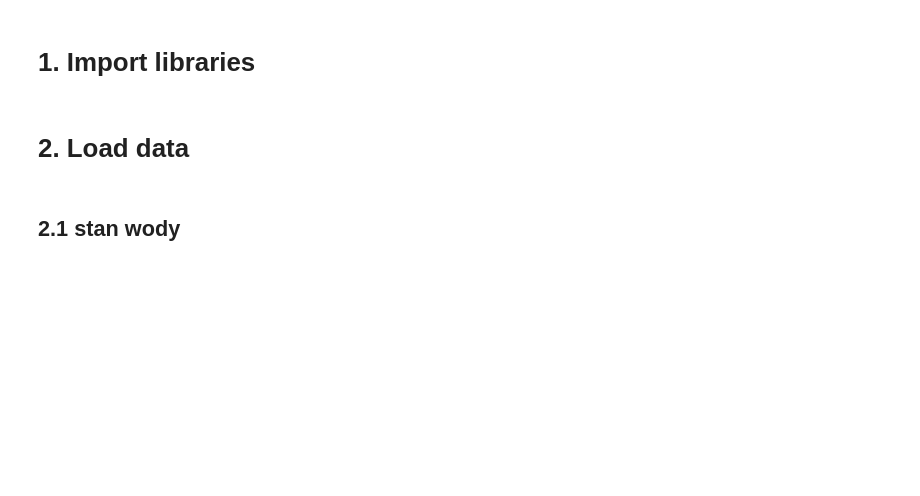
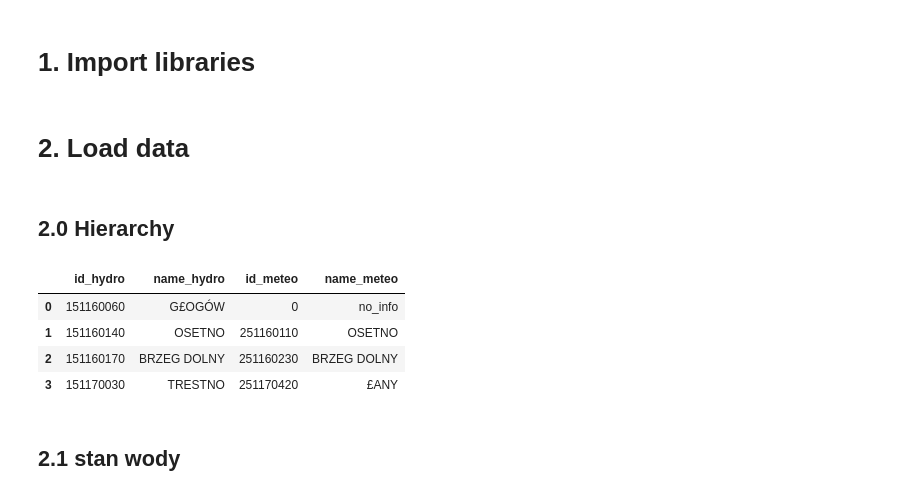
Before and after one commit to it4datascience/CuValley-Batmaja, a Jupyter notebook: src/data_prep_raw_IMGW.ipynb, the cells around one changed output. Saved outputs shown, nothing was run; the diff lists cells and outputs as text; code cells hidden in the pictures; blank space fills up the shorter version.

```diff
--- a/src/data_prep_raw_IMGW.ipynb
+++ b/src/data_prep_raw_IMGW.ipynb
@@ -14,5 +11,20 @@ id_rain = [251160360, 251160110, 251160230, 251170420]
 # %% [markdown]
 # 2. Load data
+# %% [markdown]
+## 2.0 Hierarchy
+# %%
+hierarchy = pd.DataFrame({'id_hydro': [151160060, 151160140, 151160170, 151170030],
+                          'name_hydro': ['G£OGÓW', 'OSETNO', 'BRZEG DOLNY', 'TRESTNO'],
+                          'id_meteo': [0, 251160110, 251160230, 251170420],
+                          'name_meteo': ['no_info', 'OSETNO', 'BRZEG DOLNY', '£ANY']})
+
+hierarchy
+# %% [output]
+|  | id_hydro | name_hydro | id_meteo | name_meteo |
+| 0 | 151160060 | G£OGÓW | 0 | no_info |
+| 1 | 151160140 | OSETNO | 251160110 | OSETNO |
+| 2 | 151160170 | BRZEG DOLNY | 251160230 | BRZEG DOLNY |
+| 3 | 151170030 | TRESTNO | 251170420 | £ANY |
 # %% [markdown]
 ## 2.1 stan wody
 # %%
```
Also changed, not shown: parts of 5 cells of this notebook, 7 other files.
